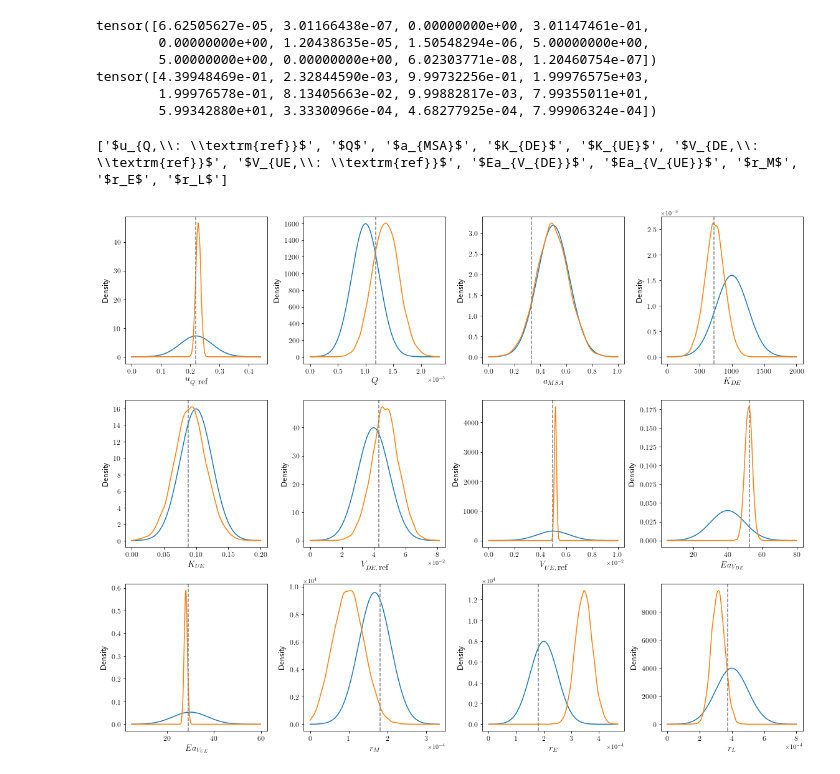
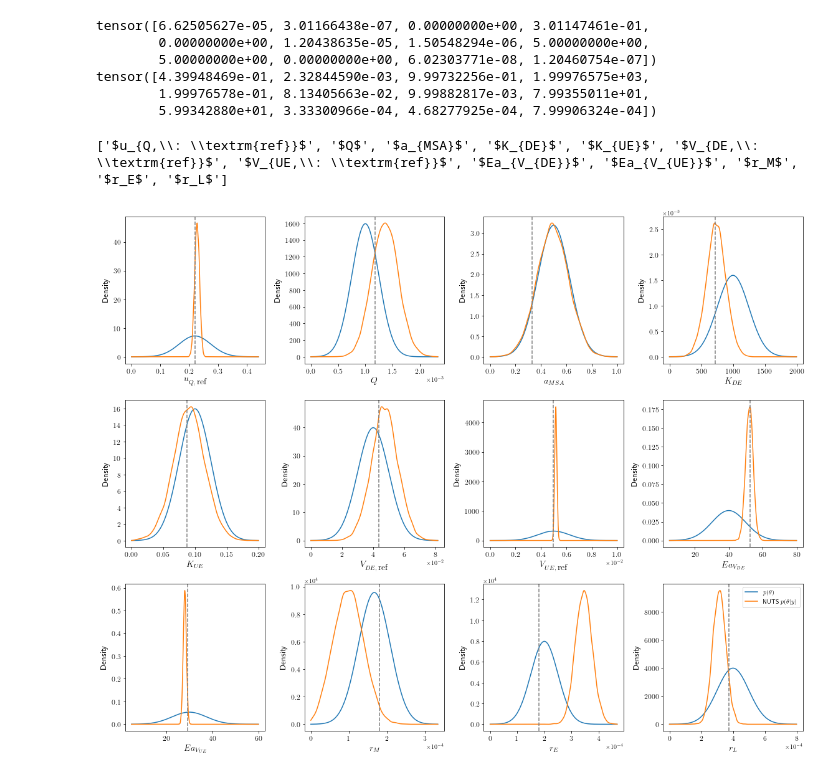
Before and after one commit to wallyxie/AWB-ECA_inference, a Jupyter notebook: plot_AWB-ECA_NUTS_prior_post.ipynb, the cells around one changed output. Drawn from its saved outputs; the diff is of its cells as text; code cells hidden in the pictures.

Commit message:
Updated marginal posterior comparison plotting notebooks.

```diff
--- a/plot_AWB-ECA_NUTS_prior_post.ipynb
+++ b/plot_AWB-ECA_NUTS_prior_post.ipynb
@@ -211,5 +208,0 @@ plt.rcParams['text.usetex'] = True
-# %%
-theta_latex_strings = ['$u_{Q,\\: \\textrm{ref}}$', '$Q$', '$a_{MSA}$', '$K_{DE}$', '$K_{UE}$', '$V_{DE,\\: \\textrm{ref}}$', '$V_{UE,\\: \\textrm{ref}}$', '$Ea_{V_{DE}}$', '$Ea_{V_{UE}}$', '$r_M$', '$r_E$', '$r_L$']
-print(theta_latex_strings)
-# %% [output]
-['$u_{Q,\\: \\textrm{ref}}$', '$Q$', '$a_{MSA}$', '$K_{DE}$', '$K_{UE}$', '$V_{DE,\\: \\textrm{ref}}$', '$V_{UE,\\: \\textrm{ref}}$', '$Ea_{V_{DE}}$', '$Ea_{V_{UE}}$', '$r_M$', '$r_E$', '$r_L$']
@@ -216,28 +211,35 @@ print(theta_latex_strings)
+# %%
+theta_latex_strings = ['$u_{Q,\\: \\textrm{ref}}$', '$Q$', '$a_{MSA}$', '$K_{DE}$', '$K_{UE}$', '$V_{DE,\\: \\textrm{ref}}$', '$V_{UE,\\: \\textrm{ref}}$', '$Ea_{V_{DE}}$', '$Ea_{V_{UE}}$', '$r_M$', '$r_E$', '$r_L$']
+print(theta_latex_strings)
+# %% [output]
+['$u_{Q,\\: \\textrm{ref}}$', '$Q$', '$a_{MSA}$', '$K_{DE}$', '$K_{UE}$', '$V_{DE,\\: \\textrm{ref}}$', '$V_{UE,\\: \\textrm{ref}}$', '$Ea_{V_{DE}}$', '$Ea_{V_{UE}}$', '$r_M$', '$r_E$', '$r_L$']
 # %%
 num_params = len(SAWB_ECA_SS_priors_details)
 ncols = 4
 nrows = int(num_params / ncols) + 1
 fig, axes = plt.subplots(nrows, ncols, figsize=(ncols * 4, nrows * 4))
 axes = np.atleast_2d(axes)
 k = 0
 for i, row in enumerate(axes):
     for j, ax in enumerate(row):
         if k < num_params:
             theta_name = theta_latex_strings[k]
             key = keys[k]
             post_kde_density = stats.gaussian_kde(df_post.loc[:, key])
             ax.plot(x[:, k], pdf_prior[:, k], label = r'$p(\theta)$')
             ax.plot(x[:, k], post_kde_density(x[:, k]), label = r'NUTS $p(\theta | y)$')
             ax.axvline(true_theta[key], color='gray', linestyle = '--')
             ax.set_xlabel(theta_name, fontsize = 14)
             ax.set_ylabel('Density', fontsize = 13, labelpad = 6)
             ax.ticklabel_format(style='sci', scilimits=(-2,4), axis='both', useMathText='True')
             ax.tick_params(axis='both', labelsize = 12)
         else:
             fig.delaxes(axes[i, j])
         k += 1
+plt.legend()
+plt.subplots_adjust(hspace = .001)
 plt.tight_layout()
 # %% [output]
-[figure, old version]
+[figure, new version]
 # %%
 fig.savefig('AWB-ECA_NUTS_prior_post.pdf', dpi = 350)
```
Also changed, not shown: parts of 2 cells of this notebook, 1 other file.
